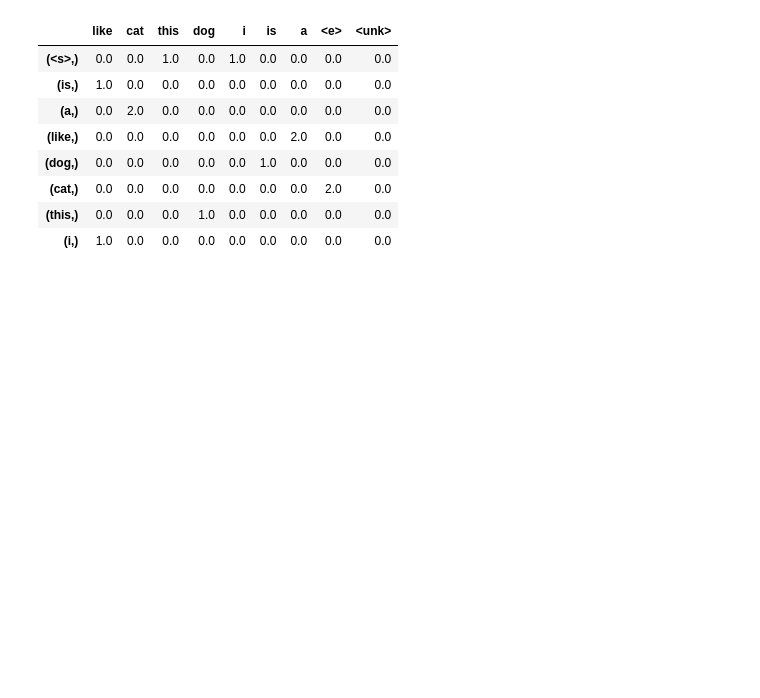
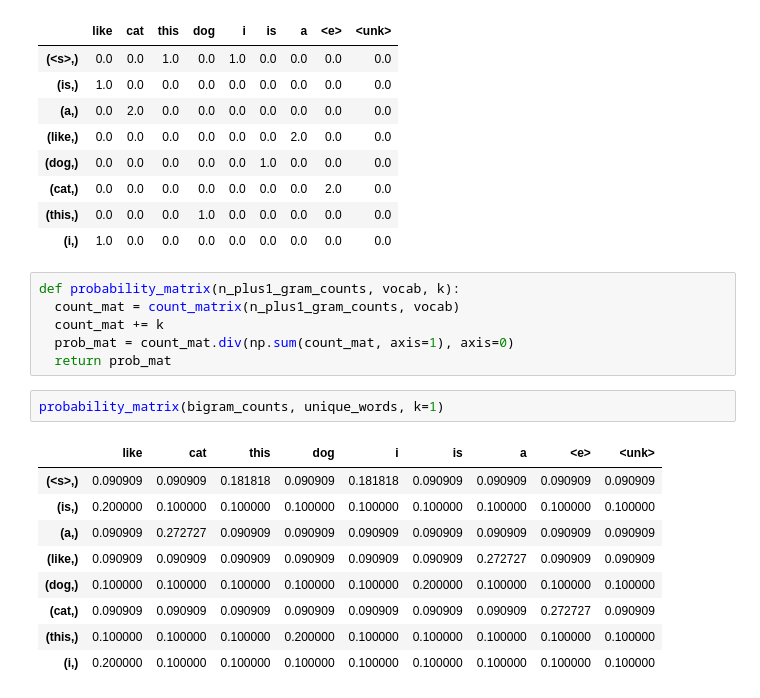
Before and after one commit to mralamdari/NLP-Auto-Complete, a Jupyter notebook: NLP_Auto_Complete_Beginner.ipynb, the cells around one changed output. Cells and saved outputs as stored; diff of their text form; blank space fills up the shorter version.

```diff
--- a/NLP_Auto_Complete_Beginner.ipynb
+++ b/NLP_Auto_Complete_Beginner.ipynb
@@ -382,3 +382,21 @@ unigram counts
 | (cat,) | 0.0 | 0.0 | 0.0 | 0.0 | 0.0 | 0.0 | 0.0 | 2.0 | 0.0 |
 | (this,) | 0.0 | 0.0 | 0.0 | 1.0 | 0.0 | 0.0 | 0.0 | 0.0 | 0.0 |
 | (i,) | 1.0 | 0.0 | 0.0 | 0.0 | 0.0 | 0.0 | 0.0 | 0.0 | 0.0 |
+# %%
+def probability_matrix(n_plus1_gram_counts, vocab, k):
+  count_mat = count_matrix(n_plus1_gram_counts, vocab)
+  count_mat += k
+  prob_mat = count_mat.div(np.sum(count_mat, axis=1), axis=0)
+  return prob_mat
+# %%
+probability_matrix(bigram_counts, unique_words, k=1)
+# %% [output]
+|  | like | cat | this | dog | i | is | a | <e> | <unk> |
+| (<s>,) | 0.090909 | 0.090909 | 0.181818 | 0.090909 | 0.181818 | 0.090909 | 0.090909 | 0.090909 | 0.090909 |
+| (is,) | 0.200000 | 0.100000 | 0.100000 | 0.100000 | 0.100000 | 0.100000 | 0.100000 | 0.100000 | 0.100000 |
+| (a,) | 0.090909 | 0.272727 | 0.090909 | 0.090909 | 0.090909 | 0.090909 | 0.090909 | 0.090909 | 0.090909 |
+| (like,) | 0.090909 | 0.090909 | 0.090909 | 0.090909 | 0.090909 | 0.090909 | 0.272727 | 0.090909 | 0.090909 |
+| (dog,) | 0.100000 | 0.100000 | 0.100000 | 0.100000 | 0.100000 | 0.200000 | 0.100000 | 0.100000 | 0.100000 |
+| (cat,) | 0.090909 | 0.090909 | 0.090909 | 0.090909 | 0.090909 | 0.090909 | 0.090909 | 0.272727 | 0.090909 |
+| (this,) | 0.100000 | 0.100000 | 0.100000 | 0.200000 | 0.100000 | 0.100000 | 0.100000 | 0.100000 | 0.100000 |
+| (i,) | 0.200000 | 0.100000 | 0.100000 | 0.100000 | 0.100000 | 0.100000 | 0.100000 | 0.100000 | 0.100000 |
```
Also changed, not shown: parts of 3 cells of this notebook.
